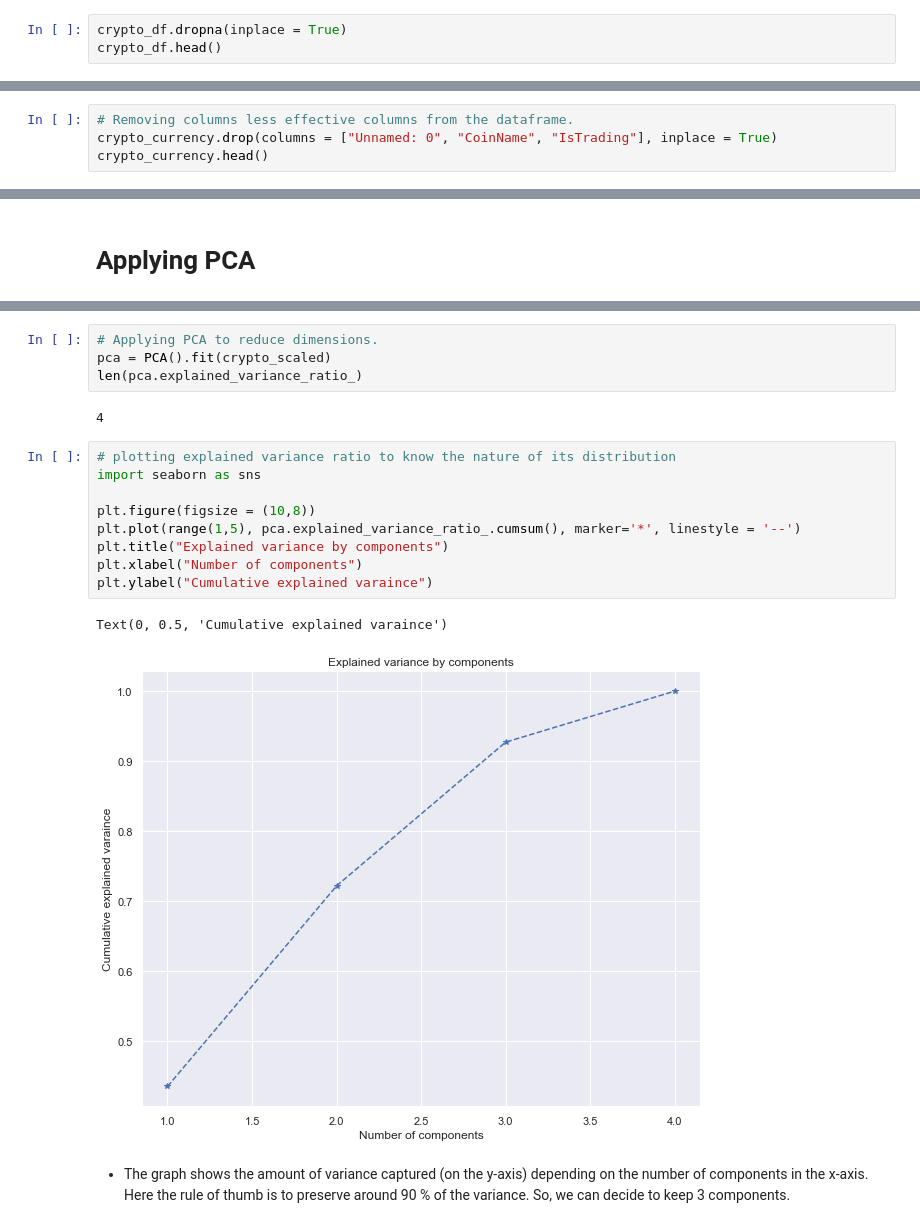
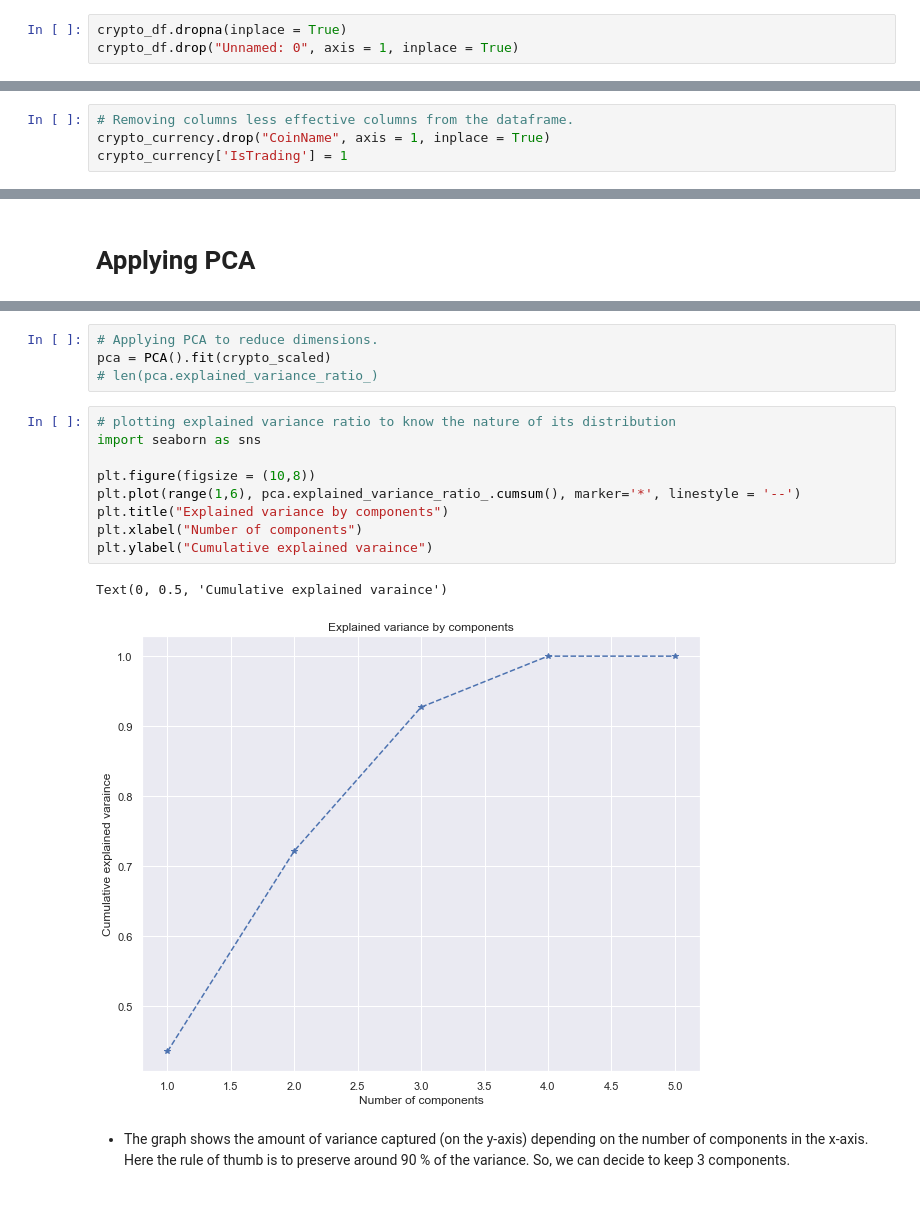
Before and after one commit to SoniMohandas/unsupervised_machine_learning, a Jupyter notebook: Cryptocurrency_clusters.ipynb, the cells around one changed output, grey strips where cells are left out. Drawn from its saved outputs; the diff is of its cells as text.

```diff
--- a/Cryptocurrency_clusters.ipynb
+++ b/Cryptocurrency_clusters.ipynb
@@ -31,4 +32,4 @@ TotalCoinSupply    0
 dtype: int64
 # %%
 crypto_df.dropna(inplace = True)
-crypto_df.head()
+crypto_df.drop("Unnamed: 0", axis = 1, inplace = True)
@@ -78,4 +78,4 @@ crypto_currency.head()
 # %%
 # Removing columns less effective columns from the dataframe.
-crypto_currency.drop(columns = ["Unnamed: 0", "CoinName", "IsTrading"], inplace = True)
-crypto_currency.head()
+crypto_currency.drop("CoinName", axis = 1, inplace = True)
+crypto_currency['IsTrading'] = 1
@@ -109,21 +111,19 @@ array([[ 3.76459118e-01,  8.91356555e-01, -1.17108170e-01,
 # %%
 # Applying PCA to reduce dimensions.
 pca = PCA().fit(crypto_scaled)
-len(pca.explained_variance_ratio_)
+# len(pca.explained_variance_ratio_)
-# %% [output]
-4
 # %%
 # plotting explained variance ratio to know the nature of its distribution
 import seaborn as sns
 
 plt.figure(figsize = (10,8))
-plt.plot(range(1,5), pca.explained_variance_ratio_.cumsum(), marker='*', linestyle = '--')
+plt.plot(range(1,6), pca.explained_variance_ratio_.cumsum(), marker='*', linestyle = '--')
 plt.title("Explained variance by components")
 plt.xlabel("Number of components")
 plt.ylabel("Cumulative explained varaince")
 # %% [output]
 Text(0, 0.5, 'Cumulative explained varaince')
-[figure, old version]
+[figure, new version]
 # %% [markdown]
 * The graph shows the amount of variance captured (on the y-axis) depending on the number of components in the x-axis. Here the rule of thumb is to preserve around 90 % of the variance. So, we can decide to keep 3 components.
 # %%
```
Also changed, not shown: parts of 19 cells of this notebook, 1 other file.
